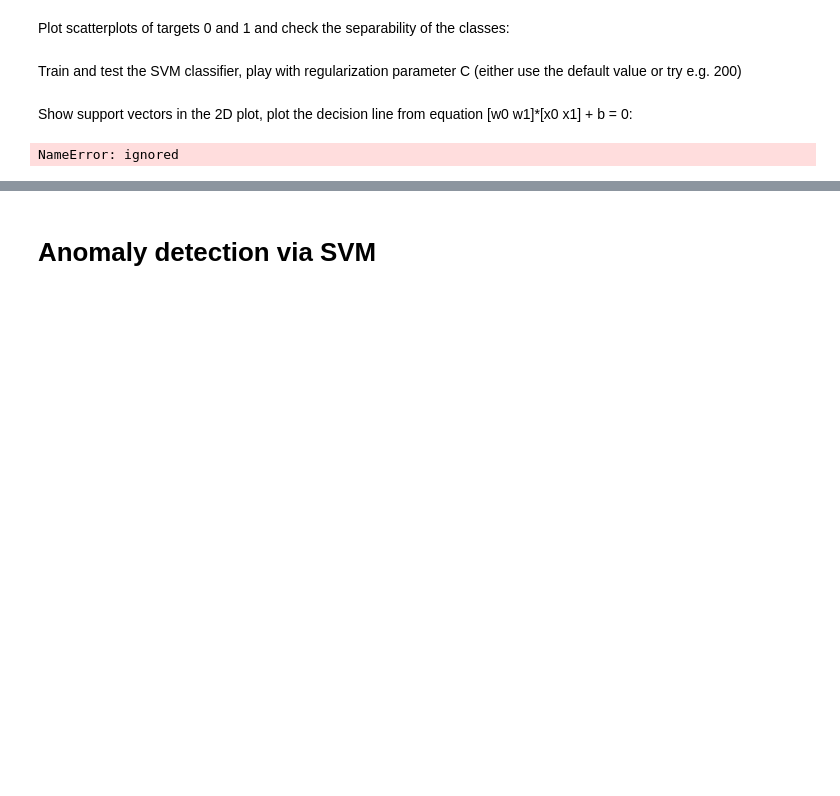
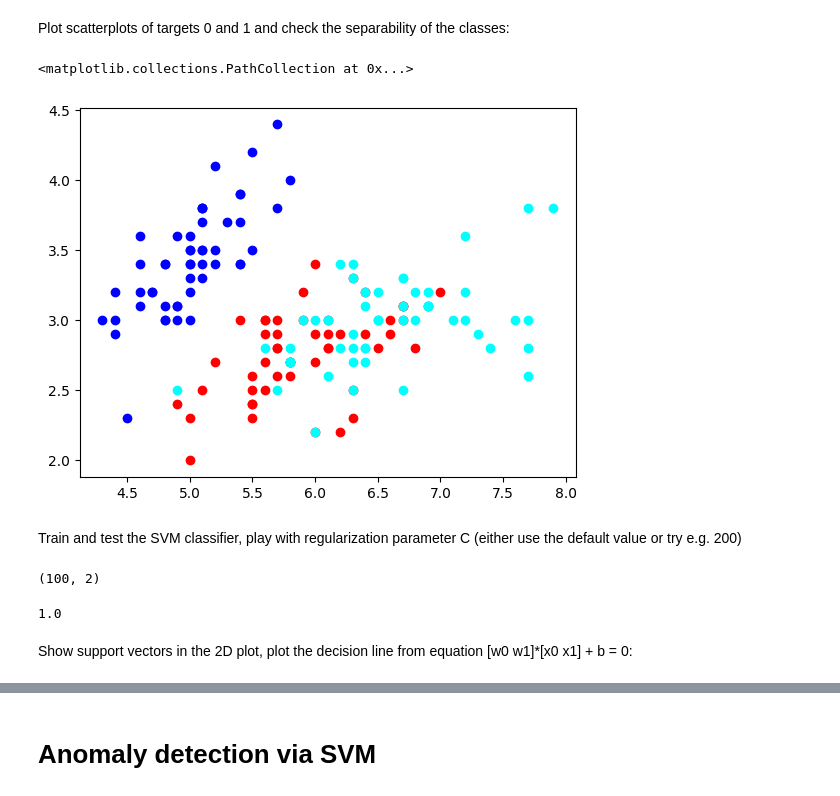
Before and after one commit to FilipTuma2001/MPA-MLF, a Jupyter notebook: Lab_03/MPA_MLF_SVM_2students_comments.ipynb, the cells around one changed output, grey strips where cells are left out. Saved outputs shown, nothing was run; the diff lists cells and outputs as text; code cells hidden in the pictures; blank space fills up the shorter version.

```diff
--- a/Lab_03/MPA_MLF_SVM_2students_comments.ipynb
+++ b/Lab_03/MPA_MLF_SVM_2students_comments.ipynb
@@ -62,14 +62,25 @@ import matplotlib.pyplot as plt
+# %%
+import matplotlib.pyplot as plt
+plt.scatter(X[y==0,0],X[y==0,1],color='blue')
+plt.scatter(X[y==1,0],X[y==1,1],color='red')
+#slo by videt ve 3D
+plt.scatter(X[y==2,0],X[y==2,1],color='cyan')
+# %% [output]
+<matplotlib.collections.PathCollection at 0x...>
+[figure, added]
 # %% [markdown]
 Train and test the SVM classifier, play with regularization parameter C (either use the default value or try e.g. 200)
+# %%
+X = iris.data[iris.target!=2,0:2]
+print(X.shape)
+y = iris.target[iris.target!=2]
+SVMmodel_new = SVC(kernel='linear',C=200)
+
+X_train_new, X_test_new, y_train_new, y_test_new = train_test_split(X,y,test_size=0.2)
+SVMmodel_new.fit(X_test_new,y_test_new)
+SVMmodel_new.score(X_test_new,y_test_new)
+# %% [output]
+(100, 2)
+1.0
 # %% [markdown]
 Show support vectors in the 2D plot, plot the decision line from equation [w0 w1]*[x0 x1] + b = 0:
-# %%
-supvectors=SVMmodel.support_vectors_
-# Plot the support vectors here
-
-
-#Separating line coefficients:
-W=SVMmodel.coef_
-b=SVMmodel.intercept_
-# %% [output]
-NameError: ignored
```
Also changed, not shown: parts of 4 cells of this notebook.
